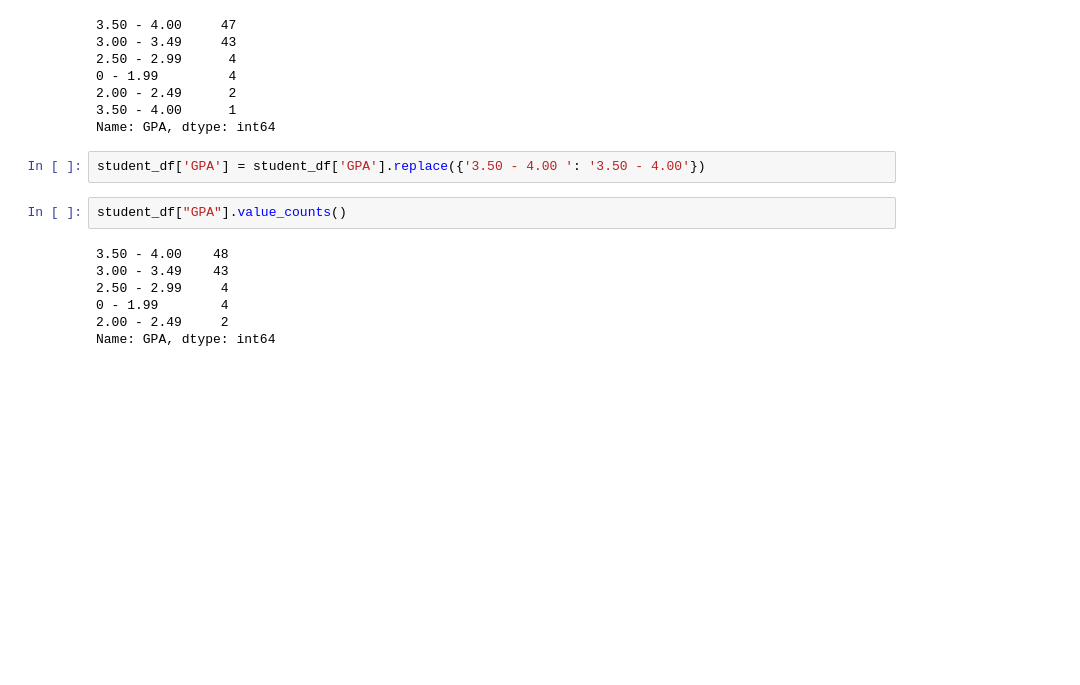
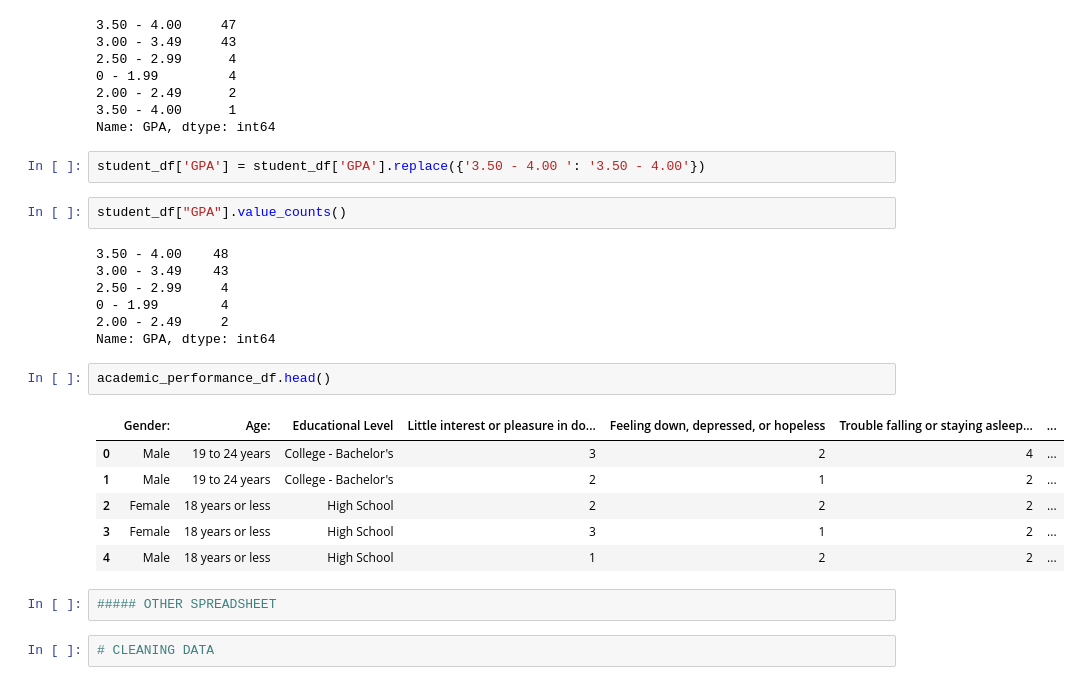
Before and after one commit to daniellecaro/Project-1-Mental-Health-, a Jupyter notebook: project_1_main.py.ipynb, the cells around one changed output. Cells and saved outputs as stored; diff of their text form; blank space fills up the shorter version.

```diff
--- a/project_1_main.py.ipynb
+++ b/project_1_main.py.ipynb
@@ -190,3 +193,16 @@ student_df["GPA"].value_counts()
 0 - 1.99        4
 2.00 - 2.49     2
 Name: GPA, dtype: int64
+# %%
+academic_performance_df.head()
+# %% [output]
+|  | Gender: | Age: | Educational Level | Little interest or pleasure in do... | Feeling down, depressed, or hopeless | Trouble falling or staying asleep... | ... |
+| 0 | Male | 19 to 24 years | College - Bachelor's | 3 | 2 | 4 | ... |
+| 1 | Male | 19 to 24 years | College - Bachelor's | 2 | 1 | 2 | ... |
+| 2 | Female | 18 years or less | High School | 2 | 2 | 2 | ... |
+| 3 | Female | 18 years or less | High School | 3 | 1 | 2 | ... |
+| 4 | Male | 18 years or less | High School | 1 | 2 | 2 | ... |
+# %%
+##### OTHER SPREADSHEET
+# %%
+# CLEANING DATA
```
Also changed, not shown: parts of 12 cells of this notebook, 3 other files.
